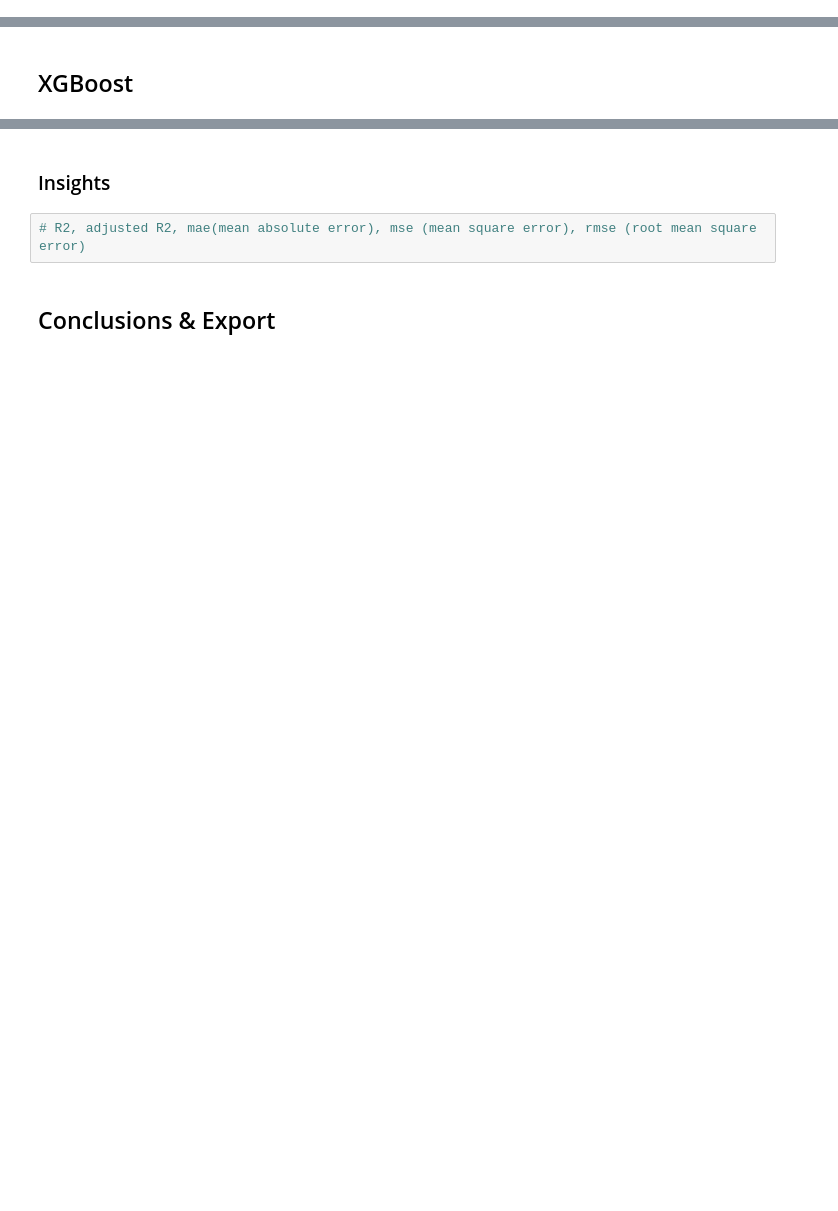
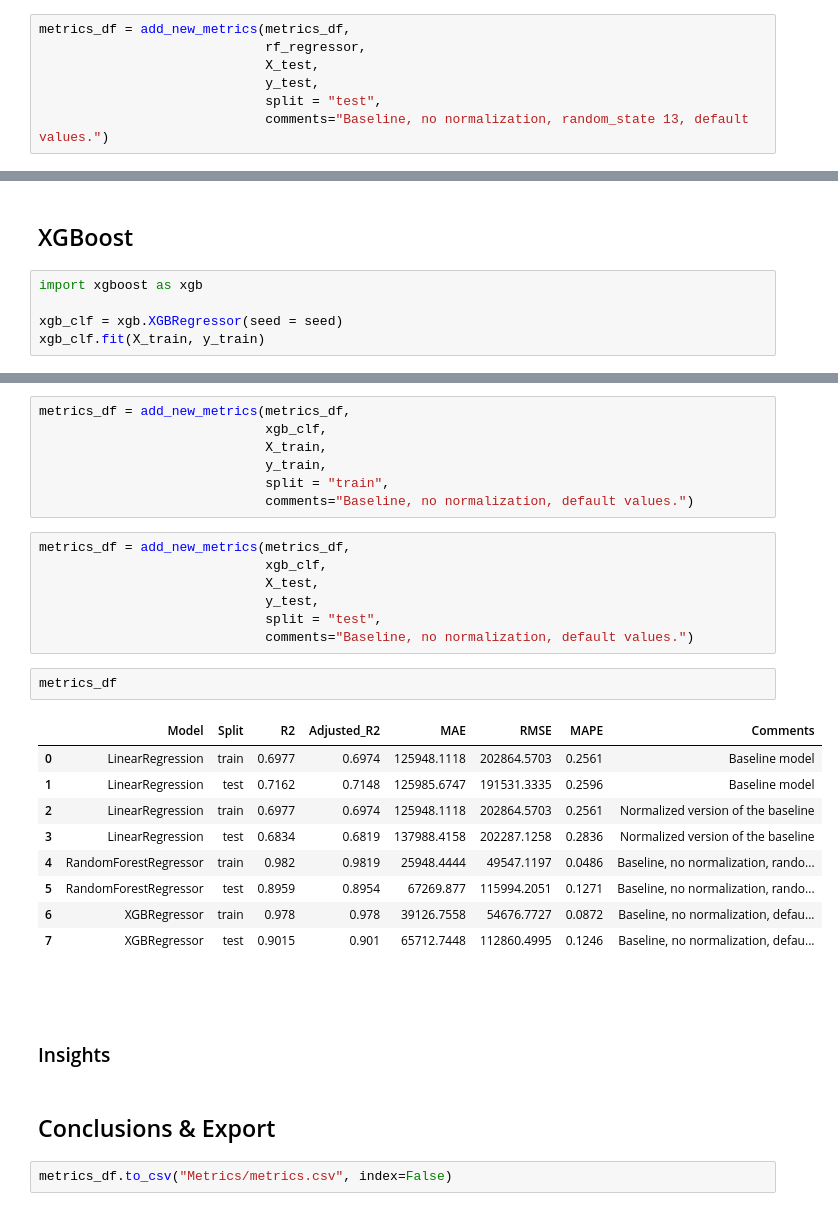
Before and after one commit to coffeedrunkpanda/King-County-Housing-Analysis, a Jupyter notebook: 1_EDA.ipynb, the cells around one changed output, grey strips where cells are left out. Drawn from its saved outputs; the diff is of its cells as text; blank space fills up the shorter version.

Commit message:
Update baseline notebook with xgboost and random forest

```diff
--- a/1_EDA.ipynb
+++ b/1_EDA.ipynb
@@ -406,0 +422,7 @@ for item in X_train.columns:
+# %%
+metrics_df = add_new_metrics(metrics_df,
+                             rf_regressor,
+                             X_test,
+                             y_test,
+                             split = "test",
+                             comments="Baseline, no normalization, random_state 13, default values.")
@@ -407,2 +439,7 @@ for item in X_train.columns:
 # %% [markdown]
 ## XGBoost
+# %%
+import xgboost as xgb
+
+xgb_clf = xgb.XGBRegressor(seed = seed)
+xgb_clf.fit(X_train, y_train)
@@ -409,6 +458,34 @@ for item in X_train.columns:
+# %%
+metrics_df = add_new_metrics(metrics_df,
+                             xgb_clf,
+                             X_train,
+                             y_train,
+                             split = "train",
+                             comments="Baseline, no normalization, default values.")
+# %%
+metrics_df = add_new_metrics(metrics_df,
+                             xgb_clf,
+                             X_test,
+                             y_test,
+                             split = "test",
+                             comments="Baseline, no normalization, default values.")
+# %%
+metrics_df
+# %% [output]
+|  | Model | Split | R2 | Adjusted_R2 | MAE | RMSE | MAPE | Comments |
+| 0 | LinearRegression | train | 0.6977 | 0.6974 | 125948.1118 | 202864.5703 | 0.2561 | Baseline model |
+| 1 | LinearRegression | test | 0.7162 | 0.7148 | 125985.6747 | 191531.3335 | 0.2596 | Baseline model |
+| 2 | LinearRegression | train | 0.6977 | 0.6974 | 125948.1118 | 202864.5703 | 0.2561 | Normalized version of the baseline |
+| 3 | LinearRegression | test | 0.6834 | 0.6819 | 137988.4158 | 202287.1258 | 0.2836 | Normalized version of the baseline |
+| 4 | RandomForestRegressor | train | 0.982 | 0.9819 | 25948.4444 | 49547.1197 | 0.0486 | Baseline, no normalization, rando... |
+| 5 | RandomForestRegressor | test | 0.8959 | 0.8954 | 67269.877 | 115994.2051 | 0.1271 | Baseline, no normalization, rando... |
+| 6 | XGBRegressor | train | 0.978 | 0.978 | 39126.7558 | 54676.7727 | 0.0872 | Baseline, no normalization, defau... |
+| 7 | XGBRegressor | test | 0.9015 | 0.901 | 65712.7448 | 112860.4995 | 0.1246 | Baseline, no normalization, defau... |
+# %% [markdown]
+##
 # %% [markdown]
 ### Insights
-# %%
-# R2, adjusted R2, mae(mean absolute error), mse (mean square error), rmse (root mean square error)
 # %% [markdown]
 ## Conclusions & Export
+# %%
+metrics_df.to_csv("Metrics/metrics.csv", index=False)
```
Also changed, not shown: parts of 6 cells of this notebook.
